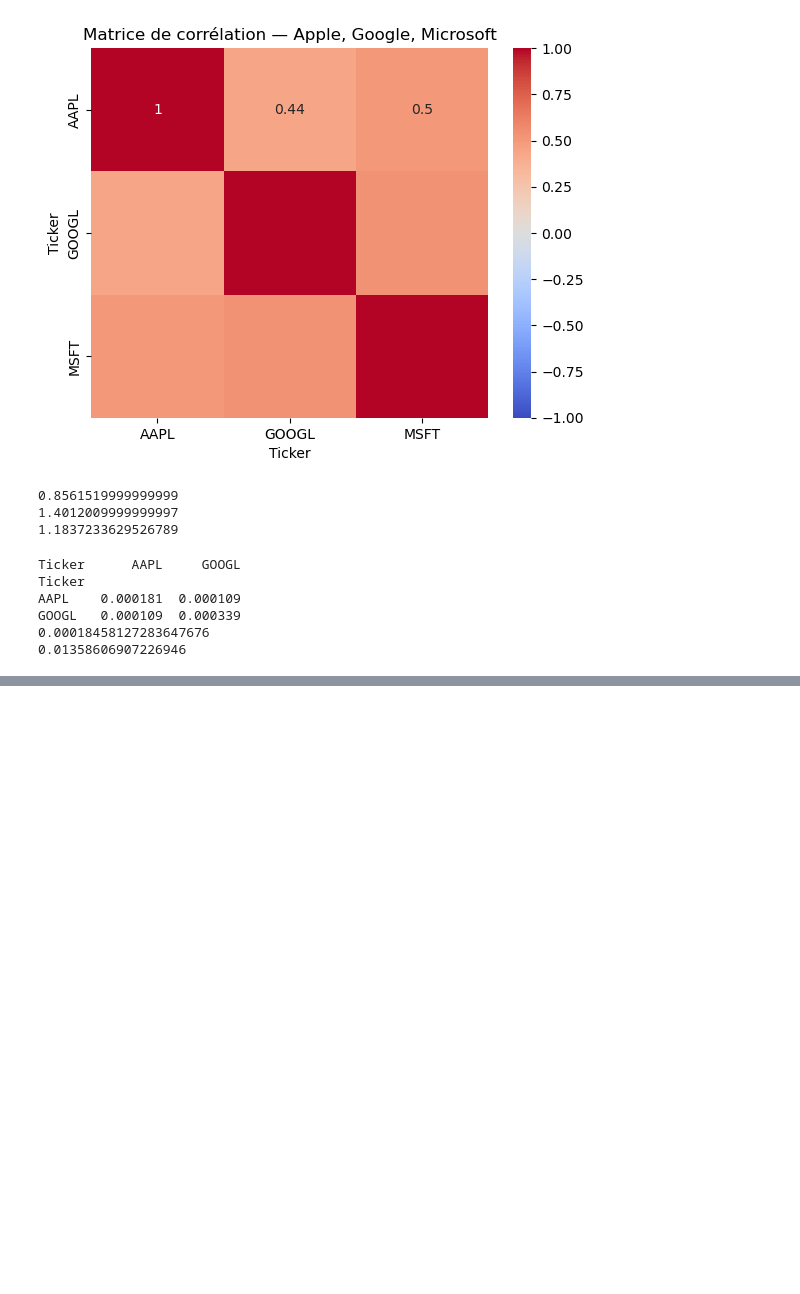
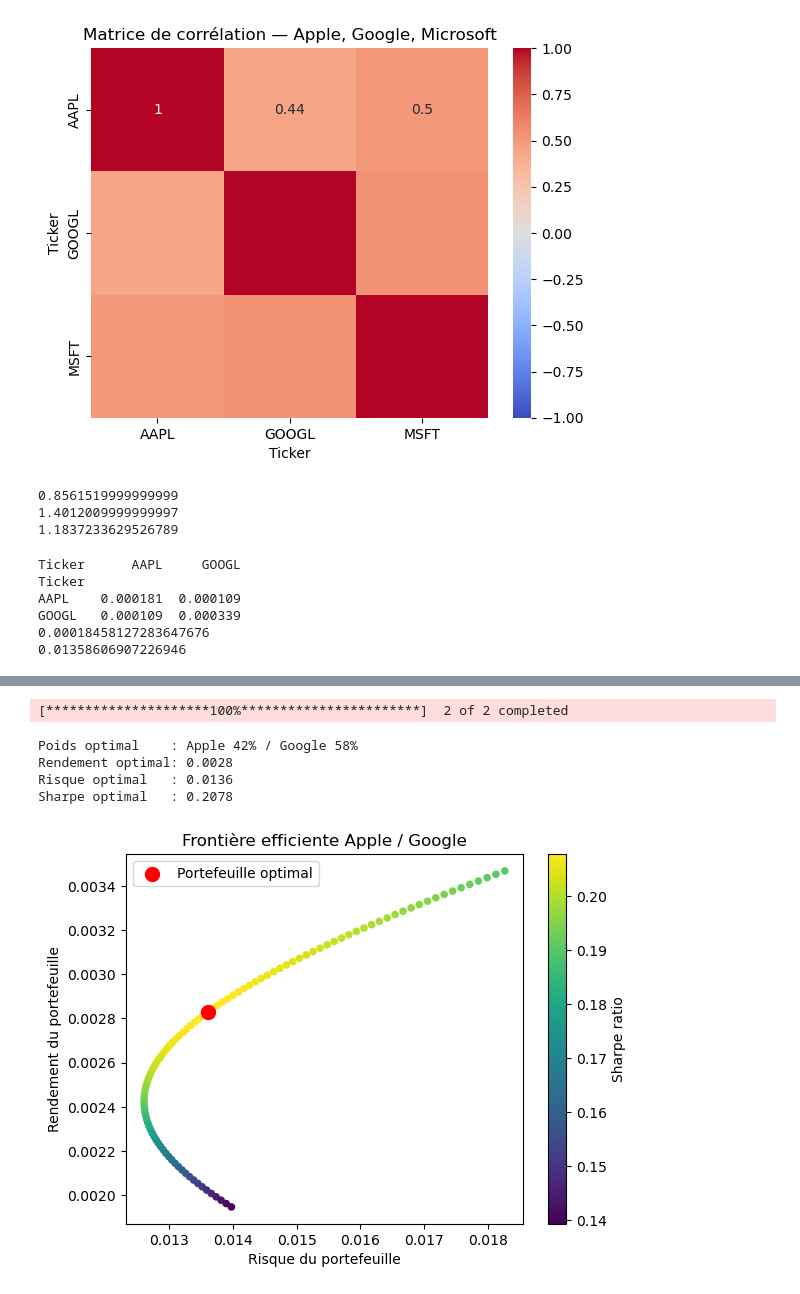
Before and after one commit to ayae123-4/quant-finance-projects, a Jupyter notebook: semaine2-correlation.ipynb, the cells around one changed output, grey strips where cells are left out. Cells and saved outputs as stored; diff of their text form; code cells hidden in the pictures; blank space fills up the shorter version.

```diff
--- a/semaine2-correlation.ipynb
+++ b/semaine2-correlation.ipynb
@@ -72,0 +114,58 @@ GOOGL   0.000109  0.000339
+# %%
+import numpy as np
+import yfinance as yf
+import matplotlib.pyplot as plt
+
+# --- Données ---
+F = yf.download(['AAPL', 'GOOGL'], period='1y')
+Rd = F['Close'].pct_change().dropna()
+mu_apple = Rd['AAPL'].mean()
+mu_google = Rd['GOOGL'].mean()
+cov_matrix = Rd[['AAPL', 'GOOGL']].cov()
+
+# --- Combinaisons de poids ---
+poids = np.arange(0, 1.01, 0.01)
+Rd_p = []
+ris_p = []
+sharpe_p = []
+
+for w1 in poids:
+    w2 = 1 - w1
+    w = np.array([w1, w2])
+
+    rd_p = w1 * mu_apple + w2 * mu_google
+    var = w @ cov_matrix.values @ w
+    ris = np.sqrt(var)
+    sh = rd_p / ris
+
+    Rd_p.append(rd_p)
+    ris_p.append(ris)
+    sharpe_p.append(sh)
+
+# --- Portefeuille optimal ---
+meilleur_i = np.argmax(sharpe_p)
+w1_opt = poids[meilleur_i]
+w2_opt = 1 - w1_opt
+
+print(f"Poids optimal    : Apple {w1_opt:.0%} / Google {w2_opt:.0%}")
+print(f"Rendement optimal: {Rd_p[meilleur_i]:.4f}")
+print(f"Risque optimal   : {ris_p[meilleur_i]:.4f}")
+print(f"Sharpe optimal   : {sharpe_p[meilleur_i]:.4f}")
+
+# --- Graphique ---
+plt.scatter(ris_p, Rd_p, c=sharpe_p, cmap='viridis', s=20)
+plt.colorbar(label='Sharpe ratio')
+plt.scatter(ris_p[meilleur_i], Rd_p[meilleur_i],
+            color='red', s=100, label='Portefeuille optimal')
+plt.title('Frontière efficiente Apple / Google')
+plt.xlabel('Risque du portefeuille')
+plt.ylabel('Rendement du portefeuille')
+plt.legend()
+plt.show()
+# %% [output]
+[*********************100%***********************]  2 of 2 completed
+Poids optimal    : Apple 42% / Google 58%
+Rendement optimal: 0.0028
+Risque optimal   : 0.0136
+Sharpe optimal   : 0.2078
+[figure, added]
```
Also changed, not shown: parts of 1 cell of this notebook.
